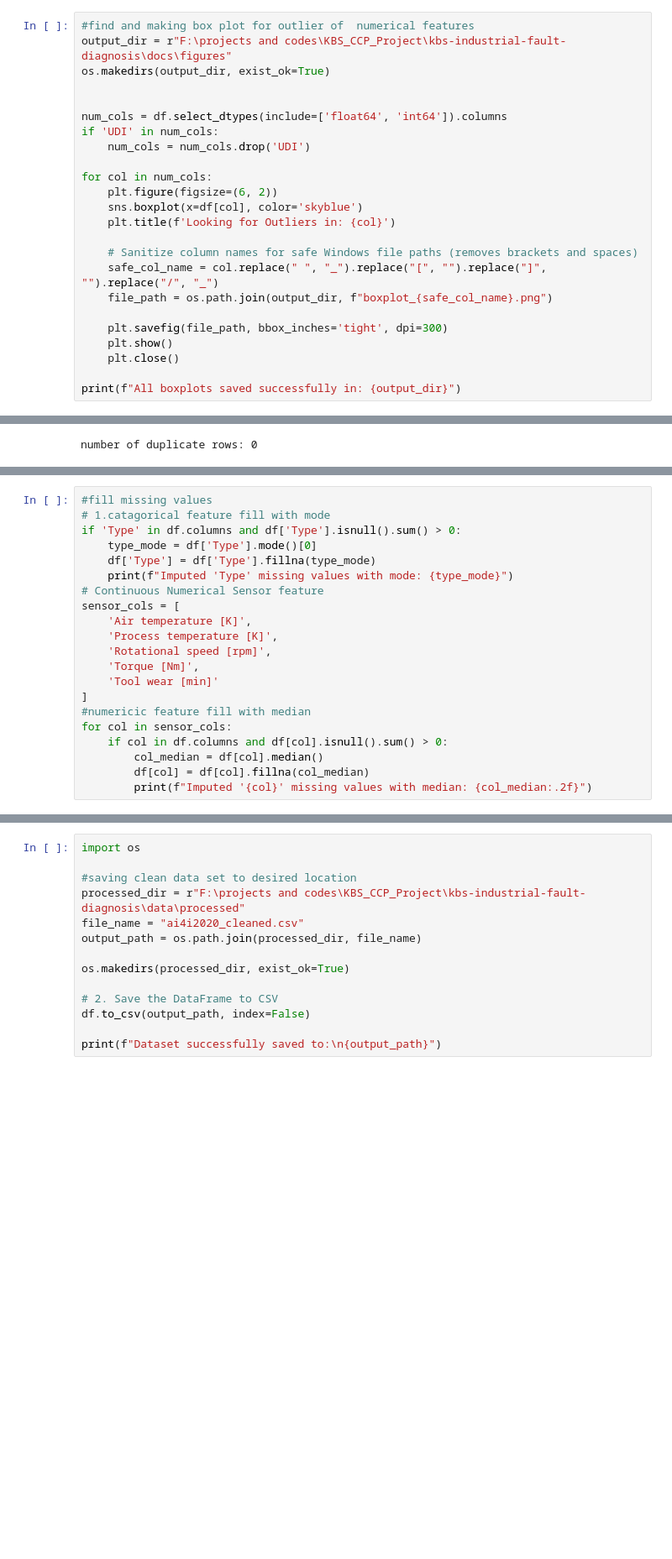
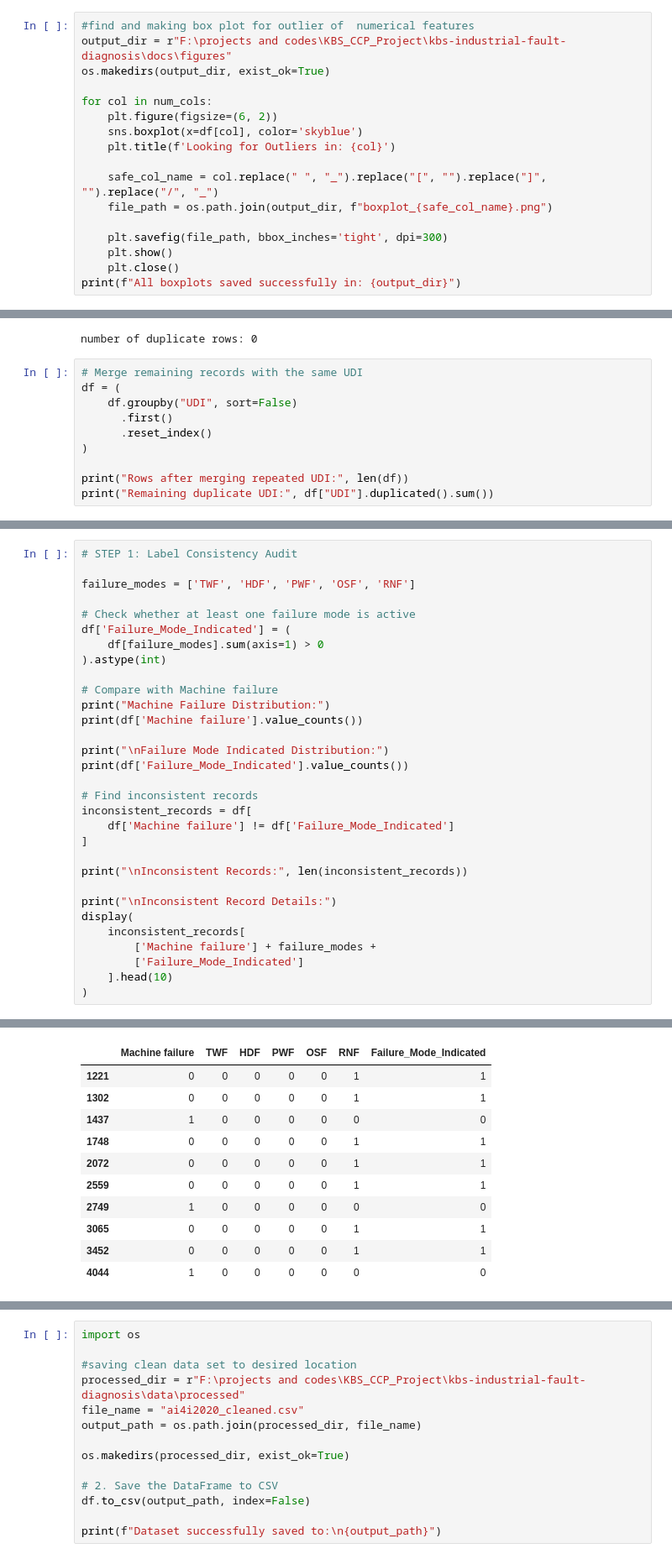
Before and after one commit to muzammilahmed321/KBS_CCP_Project, a Jupyter notebook: kbs-industrial-fault-diagnosis/notebooks/kbs_project_data_pipline.ipynb, the cells around one changed output, grey strips where cells are left out. Shown at 84% size. Drawn from its saved outputs; the diff is of its cells as text; blank space fills up the shorter version.

```diff
--- a/kbs-industrial-fault-diagnosis/notebooks/kbs_project_data_pipline.ipynb
+++ b/kbs-industrial-fault-diagnosis/notebooks/kbs_project_data_pipline.ipynb
@@ -98,25 +155,18 @@ Expository Data Analytics
 #find and making box plot for outlier of  numerical features
 output_dir = r"F:\projects and codes\KBS_CCP_Project\kbs-industrial-fault-diagnosis\docs\figures"
 os.makedirs(output_dir, exist_ok=True)
-
-
-num_cols = df.select_dtypes(include=['float64', 'int64']).columns
-if 'UDI' in num_cols:
-    num_cols = num_cols.drop('UDI')
 
 for col in num_cols:
     plt.figure(figsize=(6, 2))
     sns.boxplot(x=df[col], color='skyblue')
     plt.title(f'Looking for Outliers in: {col}')
 
-    # Sanitize column names for safe Windows file paths (removes brackets and spaces)
     safe_col_name = col.replace(" ", "_").replace("[", "").replace("]", "").replace("/", "_")
     file_path = os.path.join(output_dir, f"boxplot_{safe_col_name}.png")
 
     plt.savefig(file_path, bbox_inches='tight', dpi=300)
     plt.show()
     plt.close()
-
 print(f"All boxplots saved successfully in: {output_dir}")
 # %% [output]
 [figure]
@@ -235,3 +277,13 @@ df=df.drop_duplicates().reset_index(drop=True)
 print("number of duplicate rows:",df.duplicated().sum())
 # %% [output]
 number of duplicate rows: 0
+# %%
+# Merge remaining records with the same UDI
+df = (
+    df.groupby("UDI", sort=False)
+      .first()
+      .reset_index()
+)
+
+print("Rows after merging repeated UDI:", len(df))
+print("Remaining duplicate UDI:", df["UDI"].duplicated().sum())
@@ -245,24 +326,34 @@ print(df.columns.tolist())
 Remaining columns:
 ['Type', 'Air temperature [K]', 'Process temperature [K]', 'Rotational speed [rpm]', 'Torque [Nm]', 'Tool wear [min]', 'Machine failure', 'TWF', 'HDF', 'PWF', 'OSF', 'RNF']
 # %%
-#fill missing values
-# 1.catagorical feature fill with mode
-if 'Type' in df.columns and df['Type'].isnull().sum() > 0:
-    type_mode = df['Type'].mode()[0]
-    df['Type'] = df['Type'].fillna(type_mode)
-    print(f"Imputed 'Type' missing values with mode: {type_mode}")
-# Continuous Numerical Sensor feature
-sensor_cols = [
-    'Air temperature [K]',
-    'Process temperature [K]',
-    'Rotational speed [rpm]',
-    'Torque [Nm]',
-    'Tool wear [min]'
+# STEP 1: Label Consistency Audit
+
+failure_modes = ['TWF', 'HDF', 'PWF', 'OSF', 'RNF']
+
+# Check whether at least one failure mode is active
+df['Failure_Mode_Indicated'] = (
+    df[failure_modes].sum(axis=1) > 0
+).astype(int)
+
+# Compare with Machine failure
+print("Machine Failure Distribution:")
+print(df['Machine failure'].value_counts())
+
+print("\nFailure Mode Indicated Distribution:")
+print(df['Failure_Mode_Indicated'].value_counts())
+
+# Find inconsistent records
+inconsistent_records = df[
+    df['Machine failure'] != df['Failure_Mode_Indicated']
 ]
-#numericic feature fill with median
-for col in sensor_cols:
-    if col in df.columns and df[col].isnull().sum() > 0:
-        col_median = df[col].median()
-        df[col] = df[col].fillna(col_median)
-        print(f"Imputed '{col}' missing values with median: {col_median:.2f}")
+
+print("\nInconsistent Records:", len(inconsistent_records))
+
+print("\nInconsistent Record Details:")
+display(
+    inconsistent_records[
+        ['Machine failure'] + failure_modes +
+        ['Failure_Mode_Indicated']
+    ].head(10)
+)
 # %% [output]
@@ -275 +375,12 @@ Imputed 'Tool wear [min]' missing values with median: 108.00
+|  | Machine failure | TWF | HDF | PWF | OSF | RNF | Failure_Mode_Indicated |
+| 1221 | 0 | 0 | 0 | 0 | 0 | 1 | 1 |
+| 1302 | 0 | 0 | 0 | 0 | 0 | 1 | 1 |
+| 1437 | 1 | 0 | 0 | 0 | 0 | 0 | 0 |
+| 1748 | 0 | 0 | 0 | 0 | 0 | 1 | 1 |
+| 2072 | 0 | 0 | 0 | 0 | 0 | 1 | 1 |
+| 2559 | 0 | 0 | 0 | 0 | 0 | 1 | 1 |
+| 2749 | 1 | 0 | 0 | 0 | 0 | 0 | 0 |
+| 3065 | 0 | 0 | 0 | 0 | 0 | 1 | 1 |
+| 3452 | 0 | 0 | 0 | 0 | 0 | 1 | 1 |
+| 4044 | 1 | 0 | 0 | 0 | 0 | 0 | 0 |
 # %%
```
Also changed, not shown: parts of 70 cells of this notebook, 30 other files.
